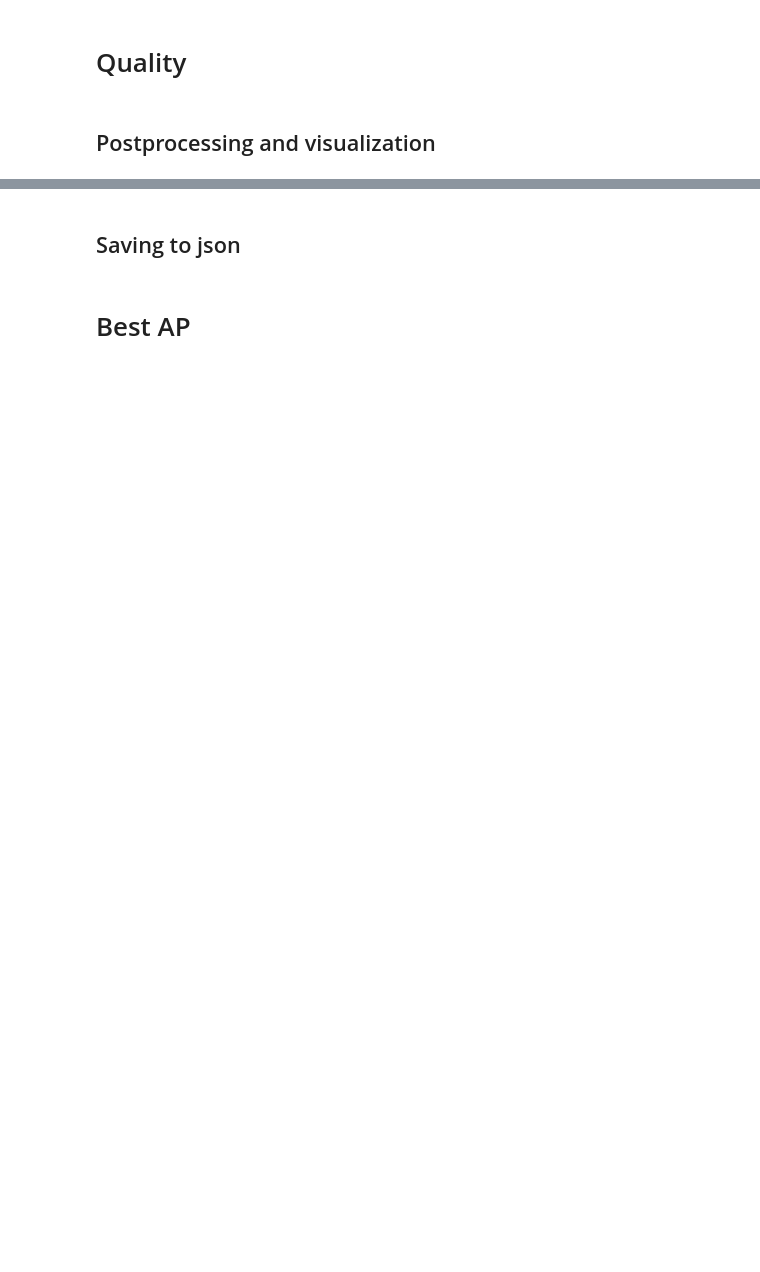
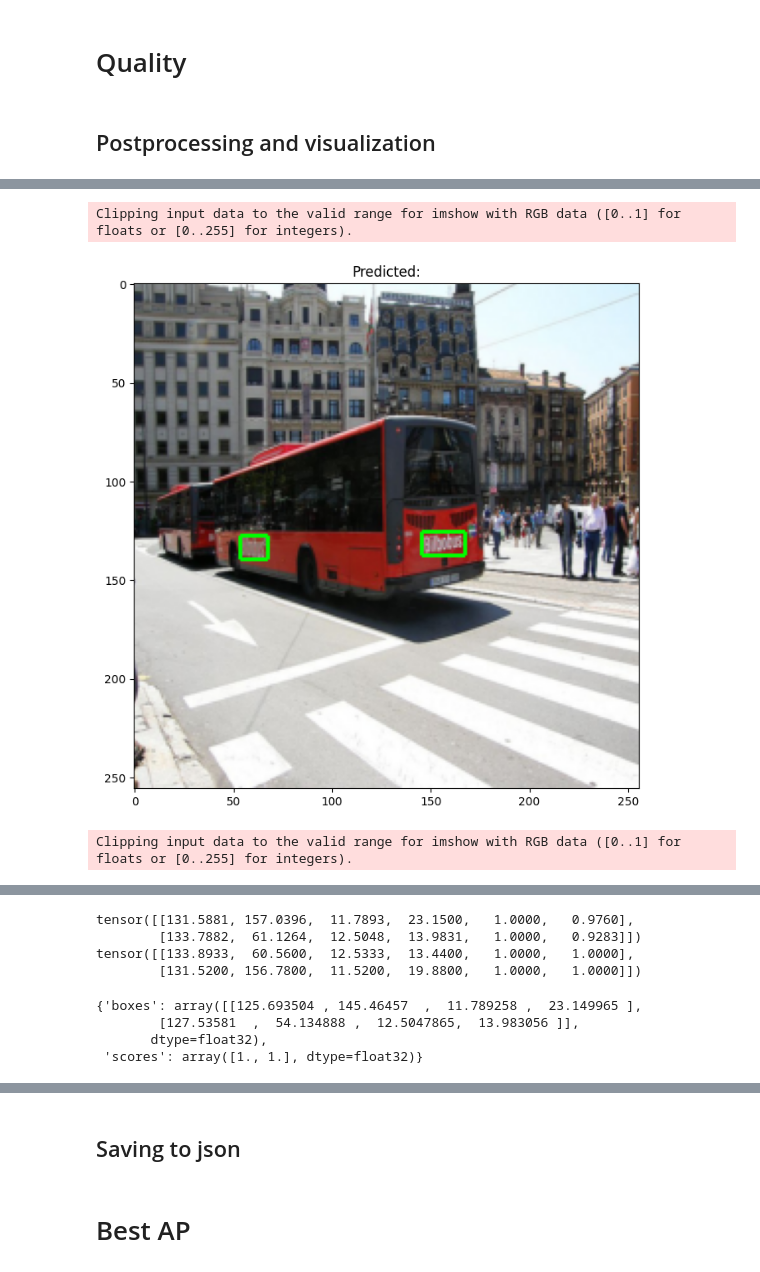
Before and after one commit to VashchilkoAV/course_cvdl, a Jupyter notebook: task3/centernet.ipynb, the cells around one changed output, grey strips where cells are left out. Cells and saved outputs as stored; diff of their text form; code cells hidden in the pictures; blank space fills up the shorter version.

```diff
--- a/task3/centernet.ipynb
+++ b/task3/centernet.ipynb
@@ -30,9 +34,9 @@ device = torch.device('cuda:0')
 # %% [markdown]
 # Data
 # %%
-base = Path("/home/alexander/Downloads/coco2014/")
+base = Path("/home/avashchilko/coco2014")
 anno_path = base / 'cocotext.v2.json'
-images_path = base / 'images/train2014'
+images_path = base / 'train'
 
 assert anno_path.exists(), "Set your own path to annotation"
 assert images_path.exists(), "Set your own path to images"
@@ -71,8 +80,8 @@ n_classes = 2
 input_shape = (256, 256)
 # %%
 ds_train = CocoTextDetection(
-    Path("/home/alexander/Downloads/coco2014/images/train2014"),
-    Path("/home/alexander/Downloads/coco2014/cocotext.v2.json"),
+    images_path,
+    anno_path,
     transforms=CocoDetectionPrepareTransform(size=input_shape, #ids_map = {1: 0, 0: 0}
 ),
     area_fraction_threshold=1/32/32
@@ -104,4 +124,4 @@ valloader = torch.utils.data.DataLoader(
 net = CenterNet(head_kwargs={'c_classes': n_classes}, nms_kwargs={'kernel_size': 5})
 crit = CenterNetLoss(obj_to_points=ObjectsToPoints(num_classes=n_classes))#, l_size_lambda=3)
 # %%
-net = train(ds_train, net=net, criterion=crit, batch_size=64, epochs=2, device=torch.device(device), lr=1e-3)
+net = train(ds_train, net=net, criterion=crit, batch_size=64, epochs=100, device=torch.device(device), lr=1e-3)
@@ -182,4 +243,15 @@ plt.imshow(draw_boxes(
 # %%
+plt.imshow(draw_boxes(
+    x.permute(1, 2, 0).numpy(), rnd(yp[0, :3, 0]), rnd(yp[0, :3, 1]), rnd(yp[0, :3, 2]), rnd(yp[0, :3, 3])
+))
+plt.title('Predicted:')
+plt.show()
 plt.imshow(draw_boxes(
     x.permute(1, 2, 0).numpy(), rnd(y[:, 0]), rnd(y[:, 1]), rnd(y[:, 2]), rnd(y[:, 3])
 ))
+plt.title('Ground truth:')
+plt.show()
+# %% [output]
+Clipping input data to the valid range for imshow with RGB data ([0..1] for floats or [0..255] for integers).
+[figure, added]
+Clipping input data to the valid range for imshow with RGB data ([0..1] for floats or [0..255] for integers).
@@ -189,0 +259,14 @@ y
+# %%
+print(yp[0][:2], y[:2])
+# %% [output]
+tensor([[131.5881, 157.0396,  11.7893,  23.1500,   1.0000,   0.9760],
+        [133.7882,  61.1264,  12.5048,  13.9831,   1.0000,   0.9283]]) tensor([[133.8933,  60.5600,  12.5333,  13.4400,   1.0000,   1.0000],
+        [131.5200, 156.7800,  11.5200,  19.8800,   1.0000,   1.0000]])
+# %%
+res = postprocess(yp[0].numpy(), ds_train[6][0].shape[1:], input_shape)
+res
+# %% [output]
+{'boxes': array([[125.693504 , 145.46457  ,  11.789258 ,  23.149965 ],
+        [127.53581  ,  54.134888 ,  12.5047865,  13.983056 ]],
+       dtype=float32),
+ 'scores': array([1., 1.], dtype=float32)}
```
Also changed, not shown: parts of 22 cells of this notebook, 18 other files.
